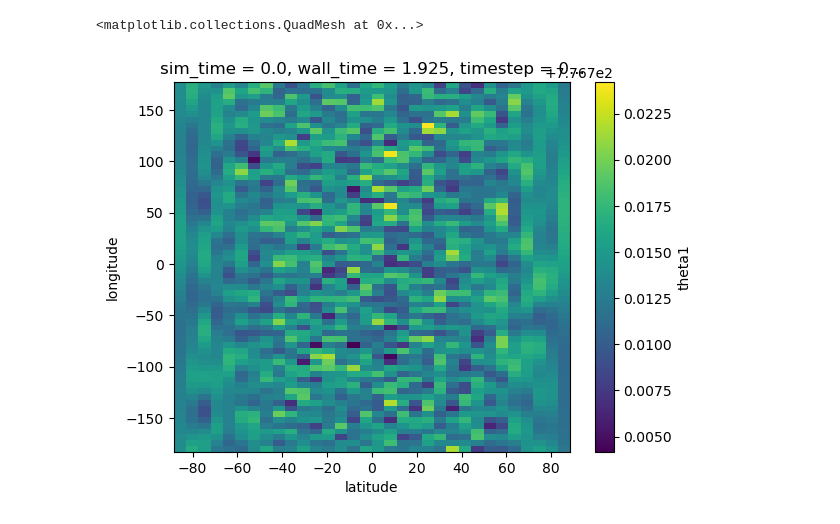
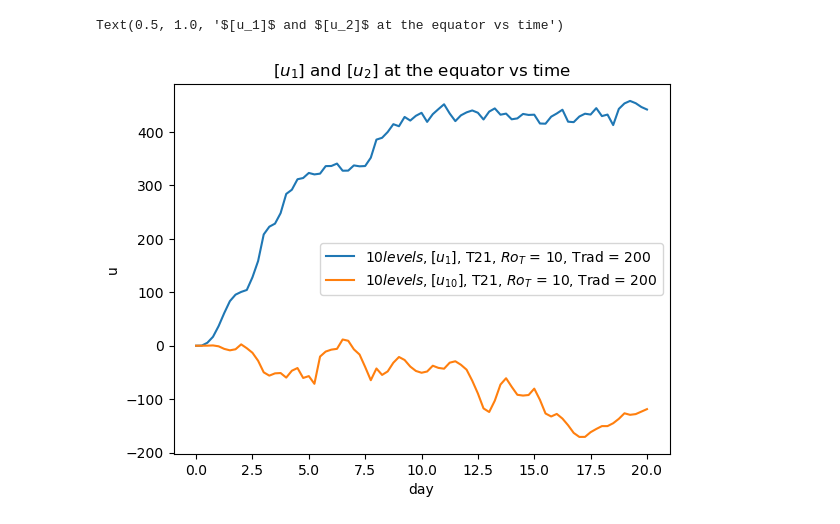
Before and after one commit to qnicolas/superrotation, a Jupyter notebook: nLevel.ipynb, the cells around one changed output. Saved outputs shown, nothing was run; the diff lists cells and outputs as text; code cells hidden in the pictures.

```diff
--- a/nLevel.ipynb
+++ b/nLevel.ipynb
@@ -67,5 +28,16 @@ for i in range(8):
-# %%
-snapshots_2level_test.theta1[0].plot()
-# %% [output]
-<matplotlib.collections.QuadMesh at 0x...>
-[figure, removed]
+# %%
+snapshots_2level_test  = open_h5('snapshots_2level_T21_locked_10_p02_200_p05','s1')
+snapshots_N10level_test  = concat_levels(open_h5s_wgauge('snapshots_N10level_T21_locked_10_p02_200_p05',('s1','s2')),10)
+# %%
+def zonalmeanu1_eq(u):
+    return u[:,0].sel(latitude=0,method='nearest').mean(('longitude'))/(meter/second)
+
+zonalmeanu1_eq(snapshots_N10level_test.u[..., 0]).plot(x='day',label=r'$10 levels, [u_1]$, T21, $Ro_T$ = 10, Trad = 200')
+zonalmeanu1_eq(snapshots_N10level_test.u[...,-1]).plot(x='day',label=r'$10 levels, [u_{10}]$, T21, $Ro_T$ = 10, Trad = 200')
+
+plt.legend()
+plt.title(r'$[u_1]$ and $[u_2]$ at the equator vs time')
+#plt.xlim(0,10)
+# %% [output]
+Text(0.5, 1.0, '$[u_1]$ and $[u_2]$ at the equator vs time')
+[figure, added]
```
Also changed, not shown: parts of 14 cells of this notebook, 18 other files.
